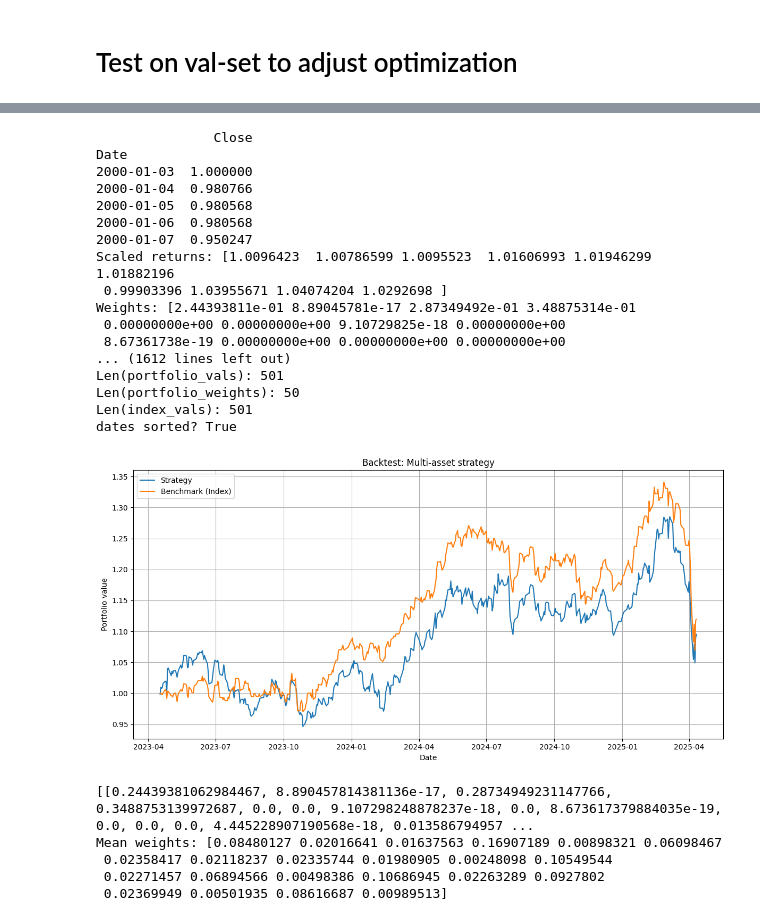
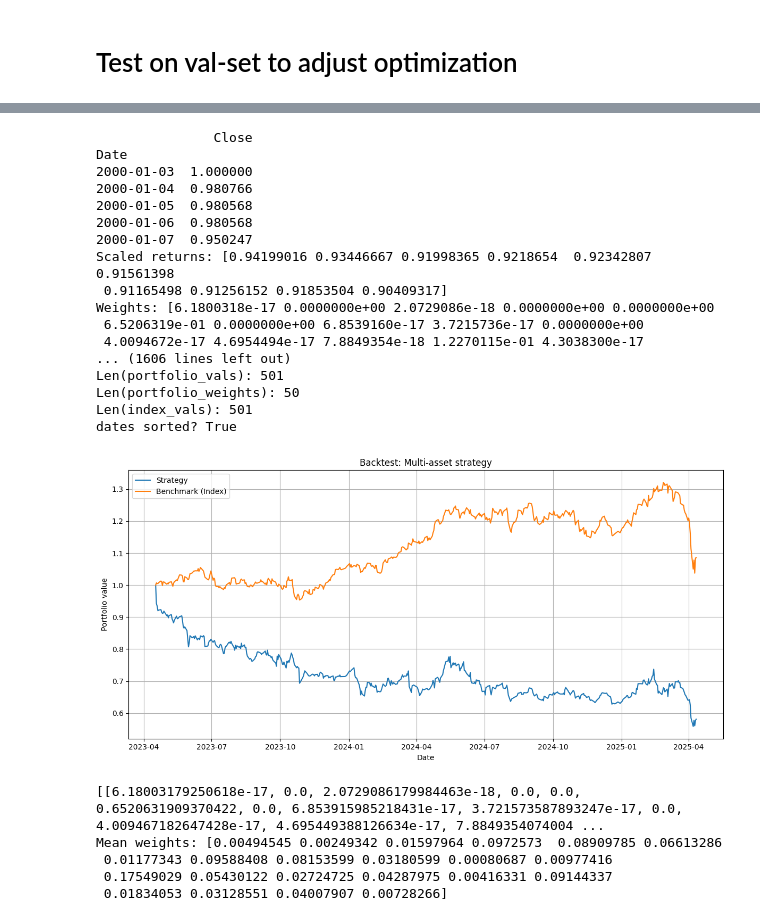
Before and after one commit to peogradin/Project-AMLNN, a Jupyter notebook: run_models.ipynb, the cells around one changed output, grey strips where cells are left out. Drawn from its saved outputs; the diff is of its cells as text; code cells hidden in the pictures.

```diff
--- a/run_models.ipynb
+++ b/run_models.ipynb
@@ -6,9 +6,12 @@ import data.MultiAssetDataset_v3
 importlib.reload(data.MultiAssetDataset_v3)
 from data.MultiAssetDataset_v3 import MultiAssetSequencedDataset
 from torch.utils.data import DataLoader
+import torch
+import numpy as np
+np.random.seed(42)
+torch.manual_seed(42)
 
 df = pd.read_csv("data/OMXS22_model_features_raw.csv", index_col = "Date", parse_dates = True)
-# Take out kinnevik and nibe
 
 tickers = df["Ticker"].unique().tolist()
 print(df.head())
@@ -16,7 +19,8 @@ features = ["Close"]
 target_col = "Close"
 window   = 100
 window_step_length = 6
-horizon  = [i for i in range(1, 11)]
+#horizon  = [i for i in range(1, 11)]
+horizon = [10]
 
 
 train_stop = pd.Timestamp("2016-01-01")
@@ -382,7 +388,7 @@ cross_attention_lstm_model = CrossAttentionLSTMV1(in_dim=len(tickers)*len(featur
 
 cross_attention_lstm_reg = dl.Regressor(cross_attention_lstm_model, optimizer=dl.Adam(lr=0.001)).create()
 
-trainer_cross_lstm = dl.Trainer(max_epochs=30, accelerator="auto")
+trainer_cross_lstm = dl.Trainer(max_epochs=25, accelerator="auto")
 trainer_cross_lstm.fit(cross_attention_lstm_reg, train_loader, val_loader)
 
 train_losses = trainer_cross_lstm.history.history["train_loss_epoch"]["value"]
@@ -478,47 +501,47 @@ df_index = df_index_raw.copy()
 df_index.columns = ["Close"]
 print(df_index.head())
 
 weight_optimizer = PortfolioWeightOptimizer(
     strategy="sharpe_opt",
     multi_horizon=True,
-    risk_aversion=0.01
+    risk_aversion=1.
 )
 
 result_crossattn_lstm = backtest_multi_asset(
     ds_test,
     cross_attention_lstm_reg,
     weight_optimizer,
     df_prices,
     index_df=df_index,
     plot=True,
-    trading_cost=0.005,
+    trading_cost=0.001,
 )
 print(result_crossattn_lstm["weights"])
 print(f"Mean weights: {np.array(result_crossattn_lstm['weights']).mean(axis=0)}")
 # %% [output]
                Close
 Date
 2000-01-03  1.000000
 2000-01-04  0.980766
 2000-01-05  0.980568
 2000-01-06  0.980568
 2000-01-07  0.950247
-Scaled returns: [1.0096423  1.00786599 1.0095523  1.01606993 1.01946299 1.01882196
- 0.99903396 1.03955671 1.04074204 1.0292698 ]
-Weights: [2.44393811e-01 8.89045781e-17 2.87349492e-01 3.48875314e-01
- 0.00000000e+00 0.00000000e+00 9.10729825e-18 0.00000000e+00
- 8.67361738e-19 0.00000000e+00 0.00000000e+00 0.00000000e+00
-... (1612 lines left out)
+Scaled returns: [0.94199016 0.93446667 0.91998365 0.9218654  0.92342807 0.91561398
+ 0.91165498 0.91256152 0.91853504 0.90409317]
+Weights: [6.1800318e-17 0.0000000e+00 2.0729086e-18 0.0000000e+00 0.0000000e+00
+ 6.5206319e-01 0.0000000e+00 6.8539160e-17 3.7215736e-17 0.0000000e+00
+ 4.0094672e-17 4.6954494e-17 7.8849354e-18 1.2270115e-01 4.3038300e-17
+... (1606 lines left out)
 Len(portfolio_vals): 501
 Len(portfolio_weights): 50
 Len(index_vals): 501
 dates sorted? True
-[figure, old version]
+[figure, new version]
-[[0.24439381062984467, 8.890457814381136e-17, 0.28734949231147766, 0.3488753139972687, 0.0, 0.0, 9.107298248878237e-18, 0.0, 8.673617379884035e-19, 0.0, 0.0, 0.0, 4.445228907190568e-18, 0.013586794957 ...
-Mean weights: [0.08480127 0.02016641 0.01637563 0.16907189 0.00898321 0.06098467
- 0.02358417 0.02118237 0.02335744 0.01980905 0.00248098 0.10549544
- 0.02271457 0.06894566 0.00498386 0.10686945 0.02263289 0.0927802
- 0.02369949 0.00501935 0.08616687 0.00989513]
+[[6.18003179250618e-17, 0.0, 2.0729086179984463e-18, 0.0, 0.0, 0.6520631909370422, 0.0, 6.853915985218431e-17, 3.721573587893247e-17, 0.0, 4.009467182647428e-17, 4.695449388126634e-17, 7.8849354074004 ...
+Mean weights: [0.00494545 0.00249342 0.01597964 0.0972573  0.08909785 0.06613286
+ 0.01177343 0.09588408 0.08153599 0.03180599 0.00080687 0.00977416
+ 0.17549029 0.05430122 0.02724725 0.04287975 0.00416331 0.09144337
+ 0.01834053 0.03128551 0.04007907 0.00728266]
 # %%
 portfolio_dates = result_crossattn_lstm["dates"]
 crossattn_lstm_portfolio_vals = result_crossattn_lstm["values"]
```
Also changed, not shown: parts of 10 cells of this notebook, 3 other files.
